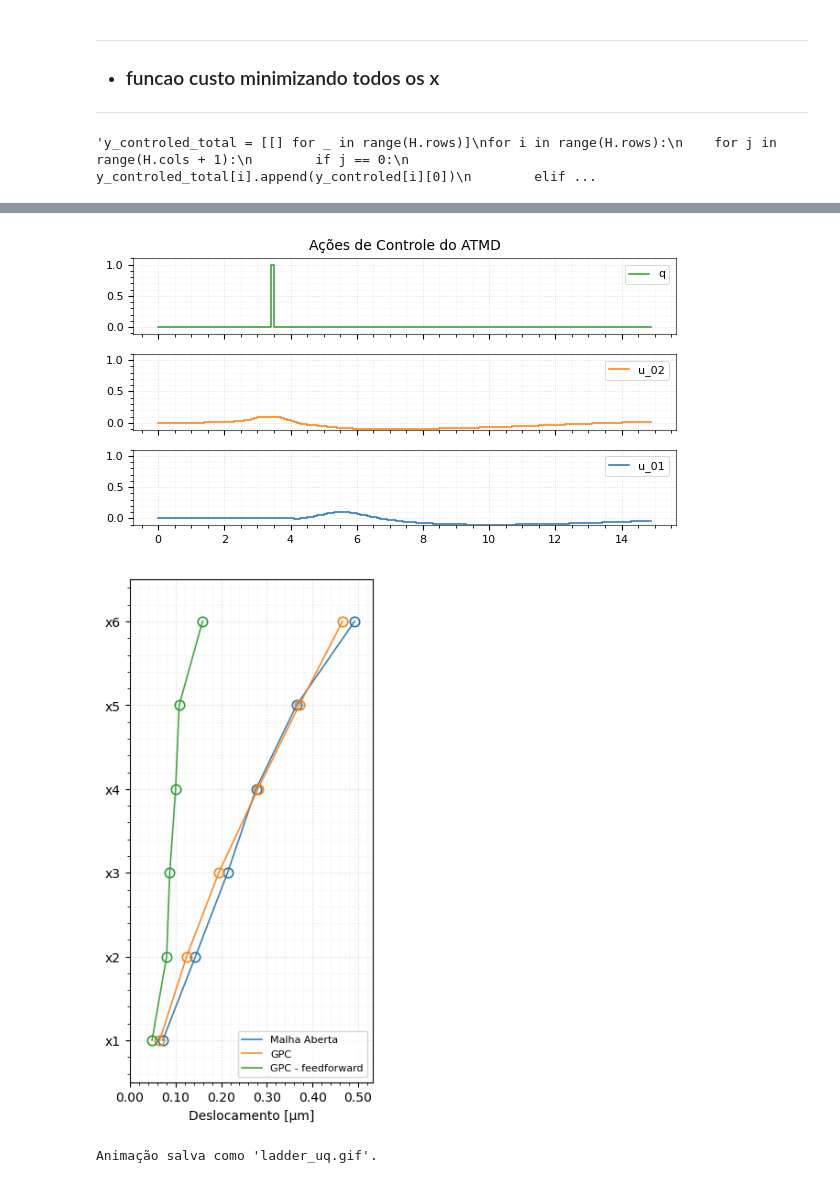
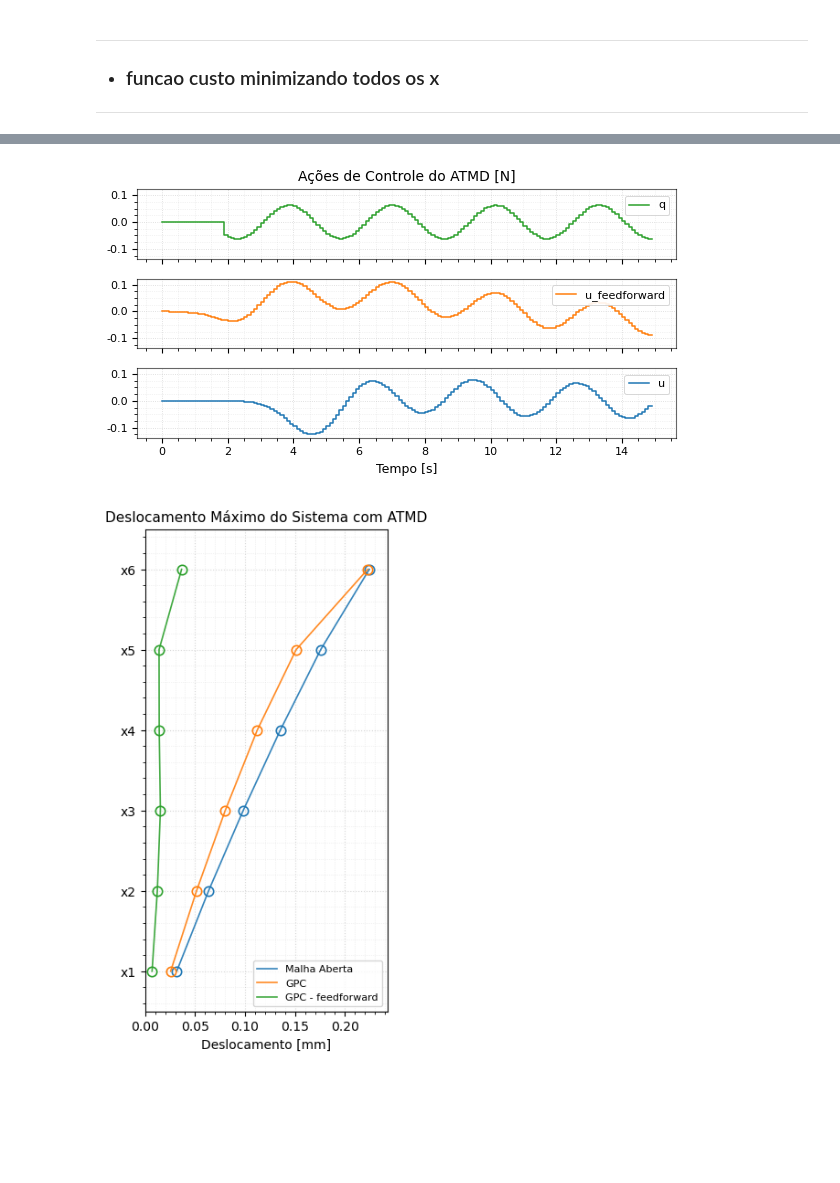
Before and after one commit to AlisonTristao/renovaveis, a Jupyter notebook: model.ipynb, the cells around one changed output, grey strips where cells are left out. Saved outputs shown, nothing was run; the diff lists cells and outputs as text; code cells hidden in the pictures; blank space fills up the shorter version.

```diff
--- a/model.ipynb
+++ b/model.ipynb
@@ -231,7 +233,7 @@ def plot_1_column(time, y_matriz, title="unknown", cols_name="unknown"):
         plt.tight_layout(pad=1.2)
         plt.show()
 # %%
-def plot_ladder_uq(y_matriz, cols_name, x_label):
+def plot_ladder_uq(y_matriz, cols_name, x_label, title="unknown"):
 
     n_row = len(y_matriz)
     n_col = len(y_matriz[0])
@@ -254,6 +256,7 @@ def plot_ladder_uq(y_matriz, cols_name, x_label):
             color = dic[2] if len(dic) > 2 else None
             marker = dic[3] if len(dic) > 3 else 'o'
             series.append((y, label, color, marker))
+
         return series
 
     fig, ax = plt.subplots(
@@ -300,6 +303,9 @@ def plot_ladder_uq(y_matriz, cols_name, x_label):
         for col in range(n_col):
             series = extract_col(col)
             color = palette[col % len(palette)]
+
+            if col == 0:
+                ax.set_title(f'{title}')
 
             # calcula o ponto de máximo de CADA série
             x_max = []
@@ -795,19 +802,3 @@ G_list = np.vstack(G_list)
 
 # solution of quadratic problem
 K_list = np.linalg.inv(G_list.T @ Q_list @ G_list + R_list) @ G_list.T @ Q_list
-# %%
-# controled_total = [y_controled, y_controled_2]
-'''y_controled_total = [[] for _ in range(H.rows)]
-for i in range(H.rows):
-    for j in range(H.cols + 1):
-        if j == 0:
-            y_controled_total[i].append(y_controled[i][0])
-        elif j == 1:
-            y_controled_total[i].append(y_controled_2[i][0])
-        else:
-            y_controled_total[i].append(y_matriz_out[i][1])
-# plot
-plot_ladder_uq(time, y_controled_total[:-1], x_label="Deslocamento Máximo [µm]", cols_name=["controle x_0", "controle_x", "Malha Aberta"])'''
-#plot_ladder_uq_gif(time[:-10], y_controled[:-1], col_name=cols_name, x_label="Deslocamento máximo com controle [m]")
-# %% [output]
-'y_controled_total = [[] for _ in range(H.rows)]\nfor i in range(H.rows):\n    for j in range(H.cols + 1):\n        if j == 0:\n            y_controled_total[i].append(y_controled[i][0])\n        elif ...
@@ -823,13 +812,13 @@ precisao = 1e-6
 interacoes = 100000
 
 # salva os resultados da simulação para plotar
-y_arr = [[[[], "X_{}".format(j), 'C0', None],
-          [[], "X_{}".format(j), 'C1', None],
-          [[], "X_{}".format(j), 'C2', None]] for j in range(n_node)]
+y_arr = [[[[], "Malha Aberta", 'C0', None],
+          [[], "GPC", 'C1', None],
+          [[], "GPC - feedforward", 'C2', None]] for j in range(n_node)]
 
 # salva u_01, u_02 e q
-u_arr = [[[[], "u_01", 'C0', None]],
-         [[[], "u_02", 'C1', None]],
+u_arr = [[[[], "u", 'C0', None]],
+         [[[], "u_feedforward", 'C1', None]],
          [[[], "q", 'C2', None]]]
 
 plant_arr_1 = []
@@ -860,8 +849,18 @@ u_opt_matr_1 = 0.0
 u_opt_matr_2 = 0.0
 
 # array de perturbacao para todo periodo de tempo
-perturbation = [0] * (len(time)+N_y)
-perturbation[N_y + 5] = 1 # instante q dou um impulso na perturbacao
+#perturbation = [0] * (len(time)+N_y)
+#perturbation[N_y + 5] = 1 # instante q dou um impulso na perturbacao
+
+# perturbacao senoidal
+perturbation = [0.0] * (len(time)+N_y)
+A = 0.05
+omega = 2
+for i in range(len(perturbation)):
+    if i * T >= 2.0:
+        perturbation[i] = A * np.sin(omega * i * T)
+    else:
+        perturbation[i] = 0.0
 
 for i in range(len(time)):
     # array de predição
@@ -972,10 +971,10 @@ for i in range(len(time)):
     u_opt_matr_1 = max(min(u_opt_matr_1, u_max), u_min)
     u_opt_matr_2 = max(min(u_opt_matr_2, u_max), u_min)
 
-plot_1_column(time, y_arr, "Sistema com ATMD")
-plot_1_column(time, u_arr, "Ações de Controle do ATMD")
-plot_ladder_uq(y_arr, x_label="Deslocamento [µm]", cols_name=["Malha Aberta", "GPC", "GPC - feedforward"])
-plot_ladder_uq_gif(time, y_arr, x_label="Deslocamento [µm]", cols_name=["Malha Aberta", "GPC", "GPC - feedforward"])
+plot_1_column(time, y_arr, title="Sistema com ATMD [mm]", x_label="Tempo [s]")
+plot_1_column(time, u_arr, title="Ações de Controle do ATMD [N]", x_label="Tempo [s]", legend=True)
+plot_ladder_uq(y_arr, x_label="Deslocamento [mm]", cols_name=["Malha Aberta", "GPC", "GPC - feedforward"], title="Deslocamento Máximo do Sistema com ATMD")
+#plot_ladder_uq_gif(time, y_arr, x_label="Deslocamento [mm]", cols_name=["Malha Aberta", "GPC", "GPC - feedforward"])
 # %% [output]
 Polishing not needed - no active set detected at optimal point
 Polishing not needed - no active set detected at optimal point
@@ -998,3 +997,2 @@ Polishing not needed - no active set detected at optimal point
-[figure, old version]
+[figure, new version]
-[figure, old version]
+[figure, new version]
-Animação salva como 'ladder_uq.gif'.
```
Also changed, not shown: parts of 6 cells of this notebook, 6 other files.
